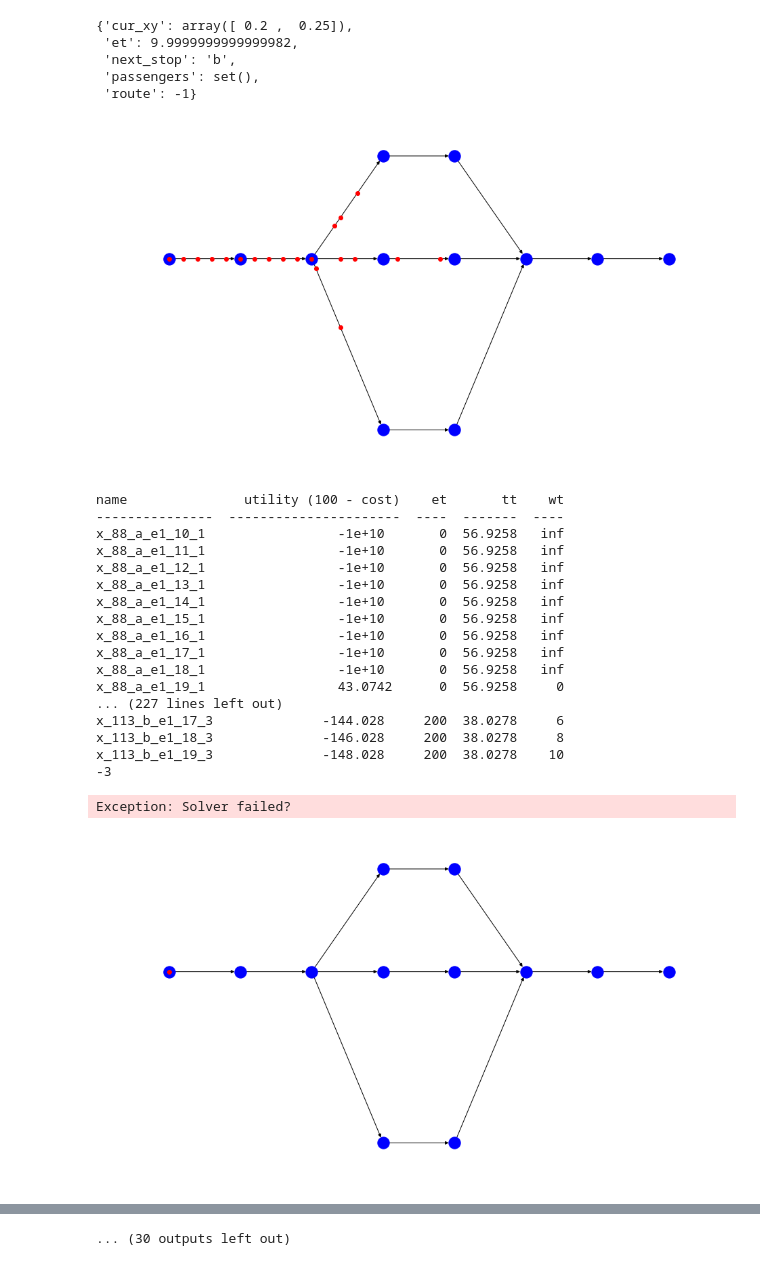
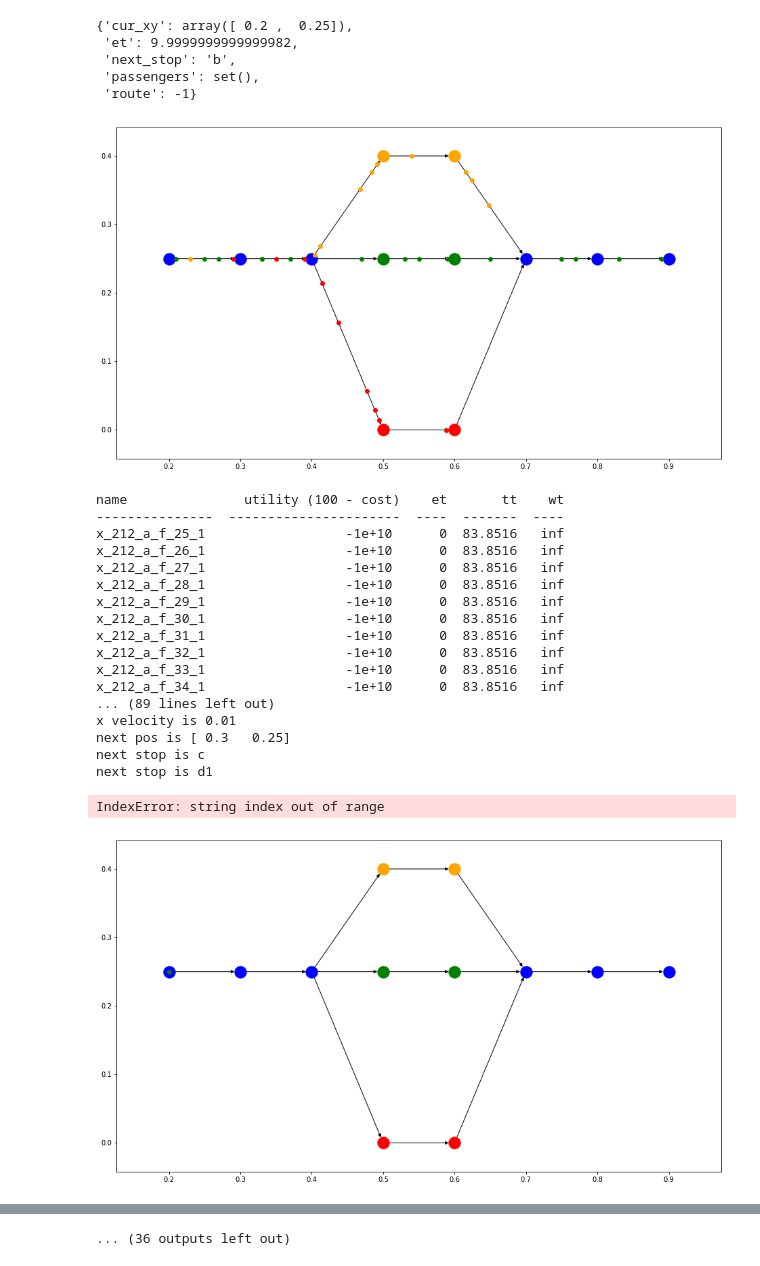
Before and after one commit to BUILTNYU/flexbus, a Jupyter notebook: simulation.ipynb, the cells around one changed output, grey strips where cells are left out. Cells and saved outputs as stored; diff of their text form; code cells hidden in the pictures.

Commit message:
better visualization

```diff
--- a/simulation.ipynb
+++ b/simulation.ipynb
@@ -12,9 +12,9 @@ from numpy import array
 import tabulate
 # %%
 # TO SET
-H = 60 # total simulation time, minutes
+H = 120 # total simulation time, minutes
 delta = 1 # clock interval
-n_V = 30 # number of vehicles
+n_V = 60 # number of vehicles
 drive_v = .01 # driving speed (leave the decimal at end)
 walk_v = drive_v / 5. # walking speed (leave the decimal at end)
 U = 100. # global utility for each trip
@@ -404,15 +404,26 @@ def update_vehicles(states, assignments_by_v_r, verbose=False):
         update_next_stop(states[vehicle], states[vehicle]['route'], verbose)
 
 
+RED_NODES = ['d1', 'e1']
+BLUE_NODES = ['a', 'b', 'c', 'f', 'g', 'h']
+ORANGE_NODES = ['d3', 'e3']
+GREEN_NODES = ['d2', 'e2']
+
+colors = ['red', 'green', 'orange']
+
 def animate():
     fig, ax = plt.subplots(figsize=(16, 9))
-    nx.draw(network,pos=pos, node_color='blue')
+    nx.draw_networkx_nodes(network, nodelist=BLUE_NODES, pos=pos, node_color='blue')
+    nx.draw_networkx_nodes(network, nodelist=GREEN_NODES, pos=pos, node_color='green')
+    nx.draw_networkx_nodes(network, nodelist=ORANGE_NODES, pos=pos, node_color='orange')
+    nx.draw_networkx_nodes(network, nodelist=RED_NODES, pos=pos, node_color='red')
+    nx.draw_networkx_edges(network, pos=pos)
     def plot_vehicles():
         for k, v in vehicle_states.iteritems():
-            ax.scatter([v['cur_xy'][0]], [v['cur_xy'][1]], label=k, c='red', zorder=2)
+            ax.scatter([v['cur_xy'][0]], [v['cur_xy'][1]], label=k, c=colors[v['route'] - 1], zorder=2)
 
         for k, v in draw_states.iteritems():
-            ax.scatter([v['cur_xy'][0]], [v['cur_xy'][1]], label=k, c='red', zorder=2)
+            ax.scatter([v['cur_xy'][0]], [v['cur_xy'][1]], label=k, c=colors[v['route'] - 1], zorder=2)
 
     plot_vehicles()
     display.clear_output(wait=True)
@@ -448,57 +459,58 @@ while h < H:
     # solve LP
     P = solve_lp(vehicle_states, unserved_demand.keys(), prev_states, debug=(False if h == 0 else True))
     status = P.solve()
-    if status != 1:
+    # TODO: er???
+    if status not in  {1, -3}:
         print status
         raise Exception("Solver failed?")
 
     prev_states = P.variablesDict()
     assignments_by_vr = nice_assignment(P, verbose=True)
     assignments = sorted([(int(ix), (o, d)) for assignment in assignments_by_vr.itervalues() for ix, o, d in assignment],
                          key = lambda x: x[0])
 
 
     update_vehicles(vehicle_states, assignments_by_vr, verbose=True)
     for vehicle in draw_states.keys():
         update_xy(draw_states[vehicle])
         update_next_stop(draw_states[vehicle], draw_states[vehicle]['route'])
 
     # remove all assigned passengers
     for assignment in assignments:
         unserved_demand.pop(assignment)
 
     # only vehicles at or before c
     for vehicle in vehicle_states.keys():
         if vehicle_states[vehicle]["next_stop"] not in {"a", "b", "c"}\
         and not np.all(vehicle_states[vehicle]["cur_xy"] == nodes["c"]["pos"]):
             print "vehicle {} done".format(vehicle)
             draw_states[vehicle] = vehicle_states.pop(vehicle)
             A_V.remove(vehicle)
 
     for vehicle in draw_states:
         if draw_states[vehicle]['cur_xy'][0] > 1:
             draw_states.pop(vehicle)
 
     h = h + delta
     print "=======--======="
 # %% [output]
-[figure, old version]
+[figure, new version]
 name               utility (100 - cost)    et       tt    wt
 ---------------  ----------------------  ----  -------  ----
-x_88_a_e1_10_1                 -1e+10       0  56.9258   inf
-x_88_a_e1_11_1                 -1e+10       0  56.9258   inf
-x_88_a_e1_12_1                 -1e+10       0  56.9258   inf
-x_88_a_e1_13_1                 -1e+10       0  56.9258   inf
-x_88_a_e1_14_1                 -1e+10       0  56.9258   inf
-x_88_a_e1_15_1                 -1e+10       0  56.9258   inf
-x_88_a_e1_16_1                 -1e+10       0  56.9258   inf
-x_88_a_e1_17_1                 -1e+10       0  56.9258   inf
-x_88_a_e1_18_1                 -1e+10       0  56.9258   inf
-x_88_a_e1_19_1                 43.0742      0  56.9258     0
-... (227 lines left out)
-x_113_b_e1_17_3              -144.028     200  38.0278     6
-x_113_b_e1_18_3              -146.028     200  38.0278     8
-x_113_b_e1_19_3              -148.028     200  38.0278    10
--3
+x_212_a_f_25_1                  -1e+10      0  83.8516   inf
+x_212_a_f_26_1                  -1e+10      0  83.8516   inf
+x_212_a_f_27_1                  -1e+10      0  83.8516   inf
+x_212_a_f_28_1                  -1e+10      0  83.8516   inf
+x_212_a_f_29_1                  -1e+10      0  83.8516   inf
+x_212_a_f_30_1                  -1e+10      0  83.8516   inf
+x_212_a_f_31_1                  -1e+10      0  83.8516   inf
+x_212_a_f_32_1                  -1e+10      0  83.8516   inf
+x_212_a_f_33_1                  -1e+10      0  83.8516   inf
+x_212_a_f_34_1                  -1e+10      0  83.8516   inf
+... (89 lines left out)
+x velocity is 0.01
+next pos is [ 0.3   0.25]
+next stop is c
+next stop is d1
-Exception: Solver failed?
+IndexError: string index out of range
-[figure, old version]
+[figure, new version]
@@ -513 +525 @@ Exception: Solver failed?
-... (30 outputs left out)
+... (36 outputs left out)
```
Also changed, not shown: parts of 2 cells of this notebook.
